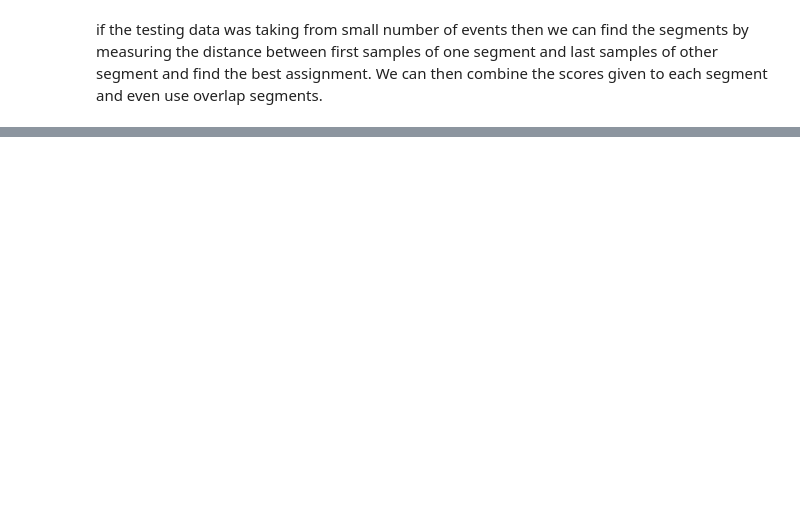
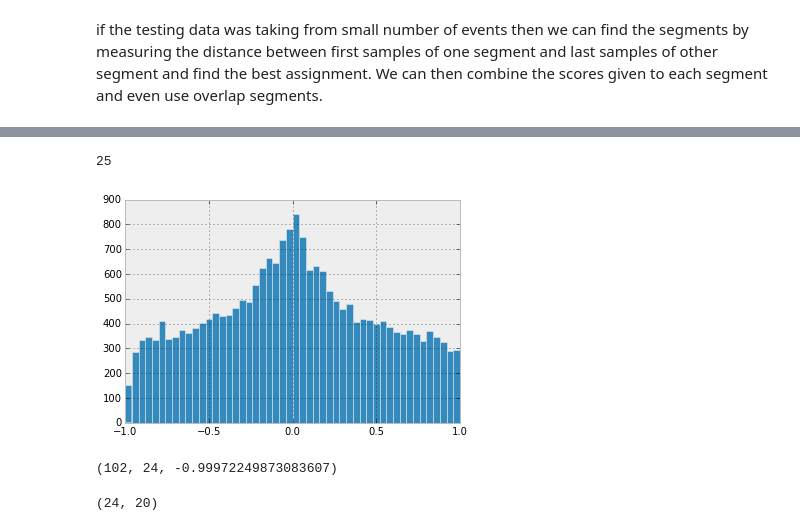
Before and after one commit to nttrungmt/seizure-prediction, a Jupyter notebook: notebooks/140926-test-signal-jump.ipynb, the cells around one changed output, grey strips where cells are left out. Saved outputs shown, nothing was run; the diff lists cells and outputs as text; code cells hidden in the pictures; blank space fills up the shorter version.

```diff
--- a/notebooks/140926-test-signal-jump.ipynb
+++ b/notebooks/140926-test-signal-jump.ipynb
@@ -177,0 +37,16 @@ np.sum(alpha**n * all_data[0,j-n] for n in range(10))
+# %%
+def mydist(j1, j2):
+    return -2.*np.dot(j1,j2)/(np.dot(j1,j1) + np.dot(j2,j2))
+#     return -np.dot(j1,j2)/np.sqrt(np.dot(j1,j1)*np.dot(j2,j2))
+# %%
+N = len(edges)
+d = np.zeros((N,N))
+for i in range(N):
+    ei = edges[i]
+    for j in range(i+1,N):
+        ej = edges[j]
+        d[i,j] = mydist(ei[1][:,-1],ej[0][:,0])
+        d[j,i] = mydist(ej[1][:,-1],ei[0][:,0])
+# %%
+for i in range(N):
+    d[i,i] = 1
@@ -177,0 +55,16 @@ np.sum(alpha**n * all_data[0,j-n] for n in range(10))
+# %%
+ord = np.unravel_index(d.ravel().argsort(),d.shape)
+# %%
+N/6
+# %% [output]
+25
+# %%
+pl.hist(d[ord],bins=50);
+# %% [output]
+[figure, added]
+# %%
+m = 0
+s1,s2=np.array(ord).T[m]
+s1,s2,d[s1,s2]
+# %% [output]
+(102, 24, -0.99972249873083607)
@@ -177,0 +73,5 @@ np.sum(alpha**n * all_data[0,j-n] for n in range(10))
+# %%
+fuse = fuse.squeeze()
+fuse.shape
+# %% [output]
+(24, 20)
```
Also changed, not shown: parts of 32 cells of this notebook, 10 other files.
